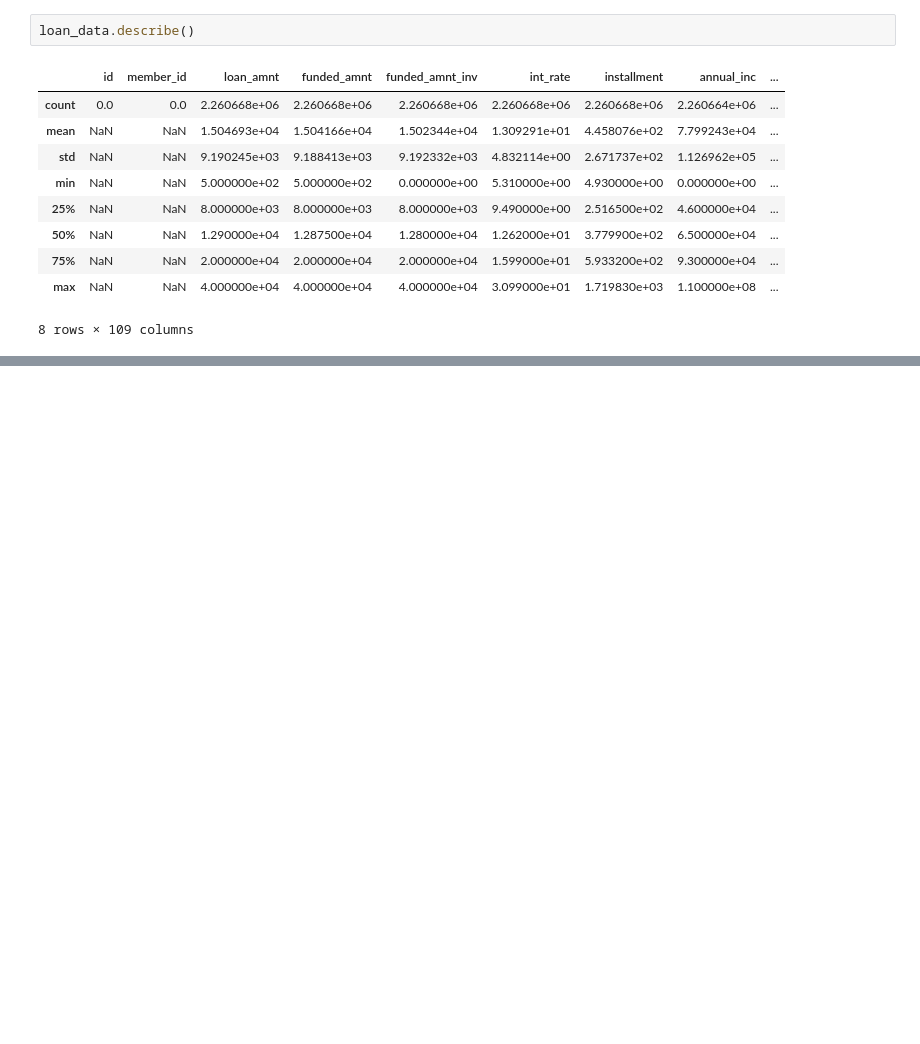
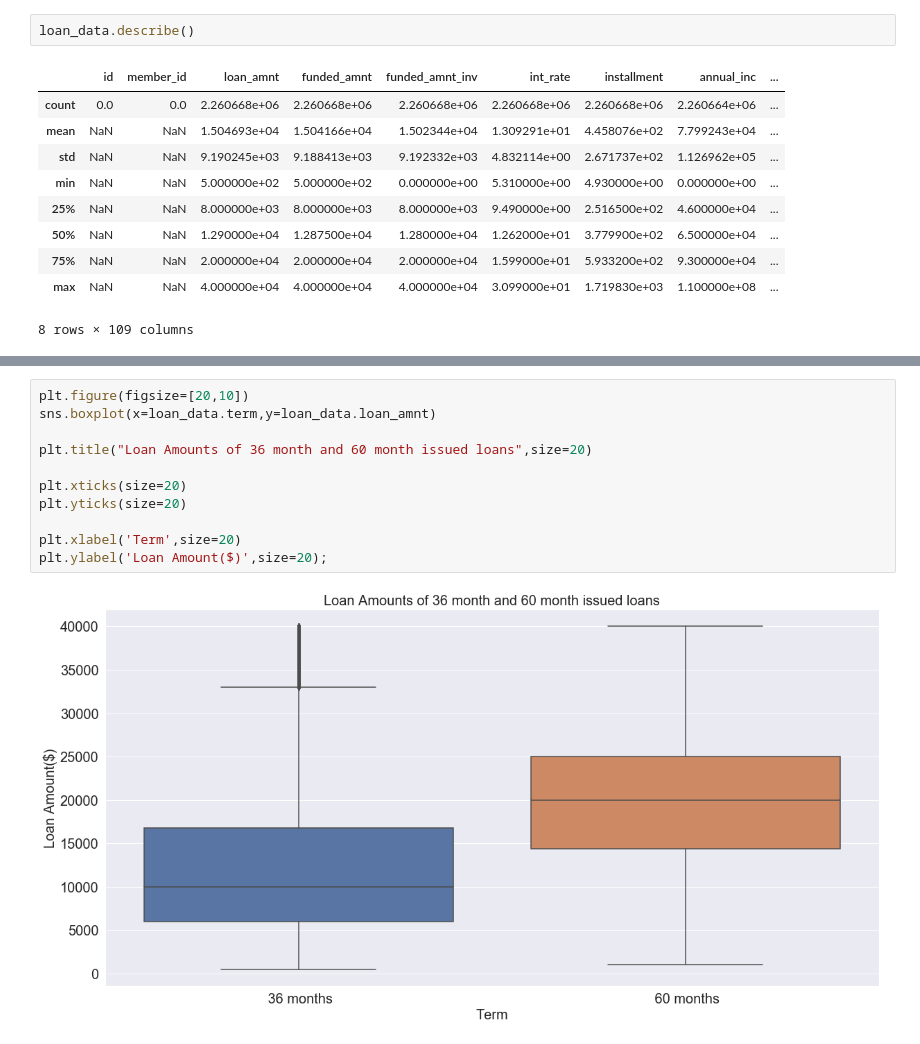
Before and after one commit to y-fawzy/load_default_prediction, a Jupyter notebook: notebooks/1-eda/1-eda_loan.ipynb, the cells around one changed output, grey strips where cells are left out. Saved outputs shown, nothing was run; the diff lists cells and outputs as text; blank space fills up the shorter version.

```diff
--- a/notebooks/1-eda/1-eda_loan.ipynb
+++ b/notebooks/1-eda/1-eda_loan.ipynb
@@ -229,0 +146,13 @@ Scatter Matrix if correlation > 0.5
+# %%
+plt.figure(figsize=[20,10])
+sns.boxplot(x=loan_data.term,y=loan_data.loan_amnt)
+
+plt.title("Loan Amounts of 36 month and 60 month issued loans",size=20)
+
+plt.xticks(size=20)
+plt.yticks(size=20)
+
+plt.xlabel('Term',size=20)
+plt.ylabel('Loan Amount($)',size=20);
+# %% [output]
+[figure, added]
```
Also changed, not shown: parts of 156 cells of this notebook, 2 other files.
